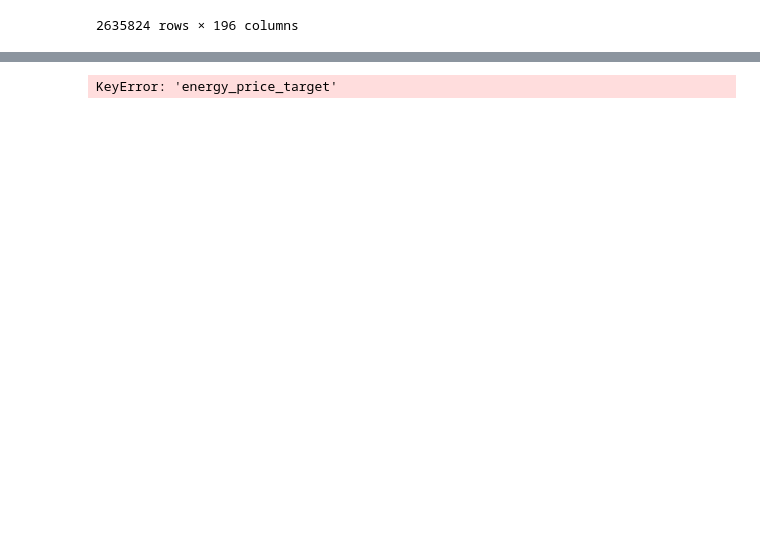
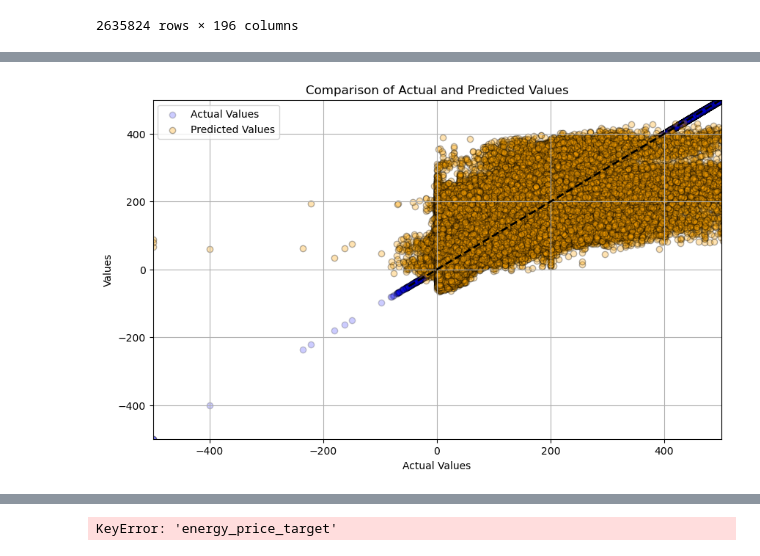
Before and after one commit to hertiemlteam/machine_learning, a Jupyter notebook: modeling_notebook.ipynb, the cells around one changed output, grey strips where cells are left out. Drawn from its saved outputs; the diff is of its cells as text; code cells hidden in the pictures; blank space fills up the shorter version.

```diff
--- a/modeling_notebook.ipynb
+++ b/modeling_notebook.ipynb
@@ -513,0 +506,34 @@ MemoryError: Unable to allocate 2.55 GiB for an array with shape (1725840, 198)
+# %%
+import matplotlib.pyplot as plt
+
+# Create a figure and axis
+plt.figure(figsize=(10, 6))
+
+# Scatter plot of actual vs predicted values
+plt.scatter(y_test, y_test, alpha=0.2, color='blue', label='Actual Values',edgecolor='k')
+
+# Scatter plot for predicted values
+plt.scatter(y_test, y_pred_cv, alpha=0.3, color='orange', label='Predicted Values',edgecolor='k')
+
+# Add titles and labels
+plt.title('Comparison of Actual and Predicted Values')
+plt.xlabel('Actual Values')
+plt.ylabel('Values')
+
+# Set plot limits
+plt.xlim(-500, 500)
+plt.ylim(-500, 500)
+
+# Add a line of perfect prediction
+plt.plot([-50, 500], [-50, 500], 'k--', lw=2)
+
+# Legend to distinguish plots
+plt.legend()
+
+# Grid for better visibility of points
+plt.grid(True)
+
+# Show the plot
+plt.show()
+# %% [output]
+[figure, added]
```
Also changed, not shown: parts of 36 cells of this notebook, 1 other file.
